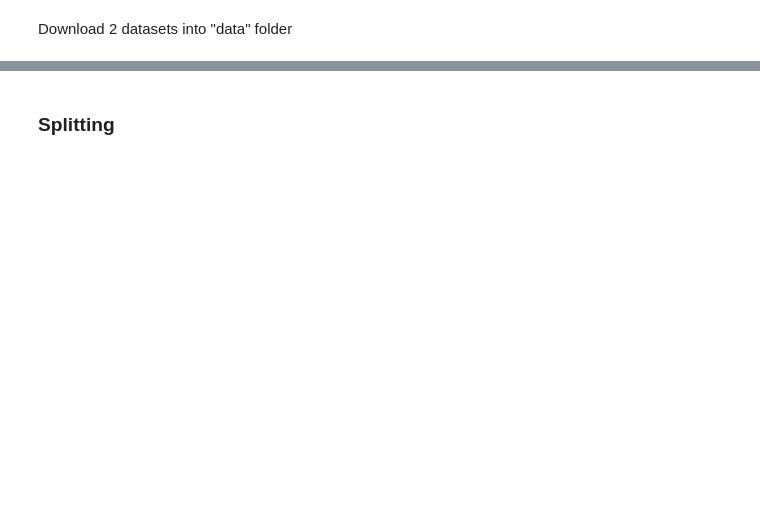
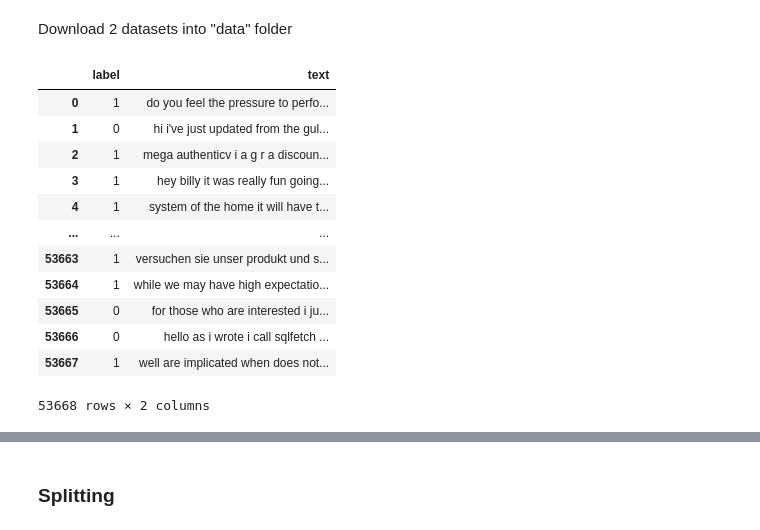
Before and after one commit to Fenix125/Spam-Jailbreak-Classification, a Jupyter notebook: main.ipynb, the cells around one changed output, grey strips where cells are left out. Drawn from its saved outputs; the diff is of its cells as text; code cells hidden in the pictures; blank space fills up the shorter version.

```diff
--- a/main.ipynb
+++ b/main.ipynb
@@ -64,6 +67,22 @@ Download 2 datasets into "data" folder
 #kaggle
 df_a = pd.read_csv("/kaggle/input/emails-for-spam-or-ham-classification-trec-2007/email_text.csv")
 df_b = pd.read_csv("/kaggle/input/190k-spam-ham-email-dataset-for-classification/spam_Emails_data.csv")
+# %%
+df_a
+# %% [output]
+|  | label | text |
+| 0 | 1 | do you feel the pressure to perfo... |
+| 1 | 0 | hi i've just updated from the gul... |
+| 2 | 1 | mega authenticv i a g r a discoun... |
+| 3 | 1 | hey billy it was really fun going... |
+| 4 | 1 | system of the home it will have t... |
+| ... | ... | ... |
+| 53663 | 1 | versuchen sie unser produkt und s... |
+| 53664 | 1 | while we may have high expectatio... |
+| 53665 | 0 | for those who are interested i ju... |
+| 53666 | 0 | hello as i wrote i call sqlfetch ... |
+| 53667 | 1 | well are implicated when does not... |
+53668 rows × 2 columns
 # %%
 df_b['label'] = df_b['label'].map({"Spam": 1, "Ham": 0})
 # %%
```
Also changed, not shown: parts of 28 cells of this notebook.
